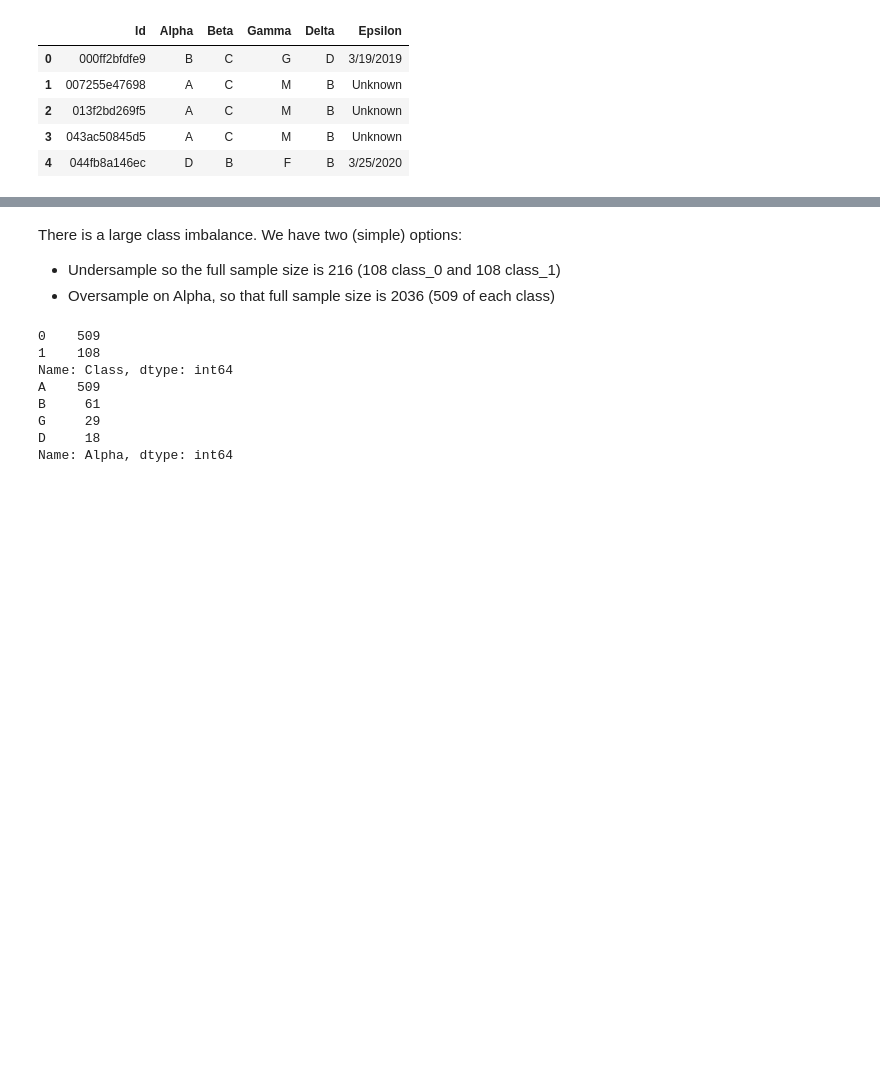
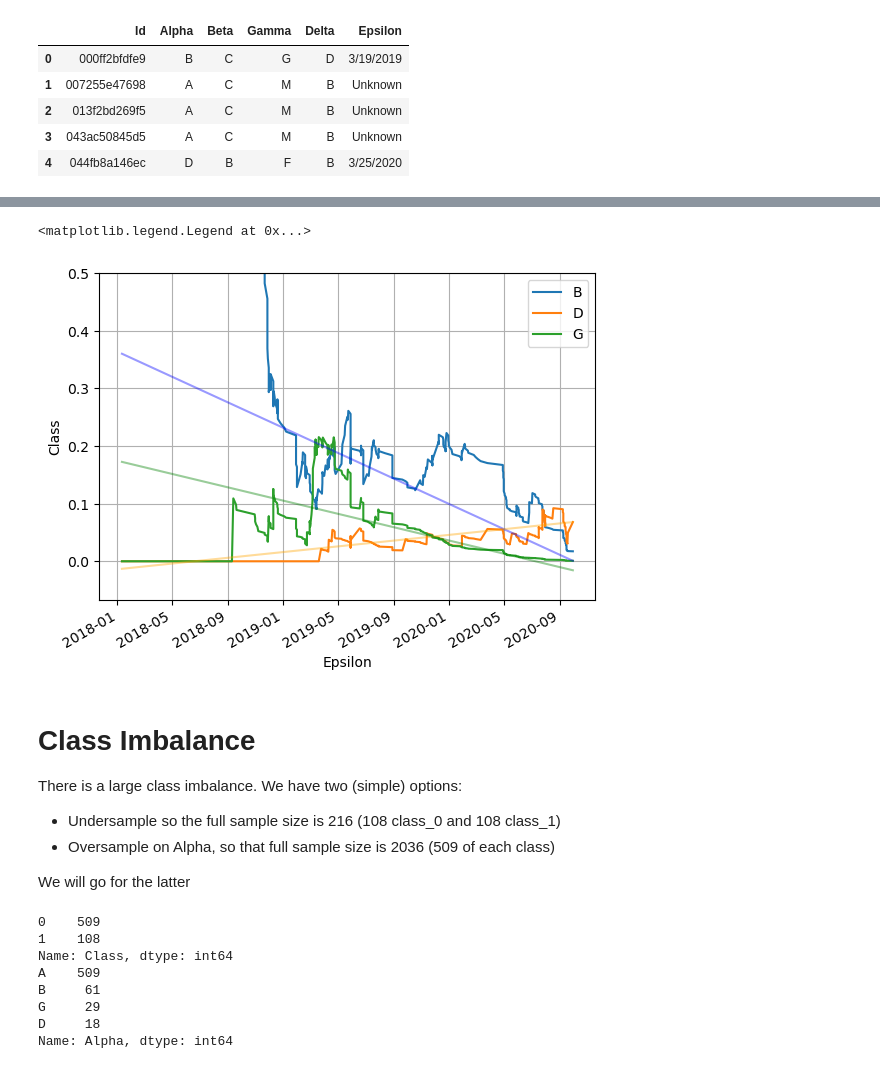
Before and after one commit to DylanZammit/kaggle-ICR---Identifying-Age-Related-Conditions, a Jupyter notebook: age-related-conditions.ipynb, the cells around one changed output, grey strips where cells are left out. Cells and saved outputs as stored; diff of their text form; code cells hidden in the pictures; blank space fills up the shorter version.

```diff
--- a/age-related-conditions.ipynb
+++ b/age-related-conditions.ipynb
@@ -70,7 +119,37 @@ df_train_meta = df_train.merge(df_greeks, how='inner', on='Id')
+# %%
+df_trend = df_train_meta[df_train_meta.Epsilon != 'Unknown'].sort_values('Epsilon')[['Epsilon', 'Alpha']].set_index('Epsilon')['2018-01-01':]
+df_trend = pd.concat([pd.get_dummies(df_trend.Alpha), df_trend.drop(['Alpha'], axis=1)], axis=1)
+
+ax = df_trend.drop('A', axis=1).ewm(50).mean().plot()
+
+# df_trend.reset_index().plot.scatter(x='Epsilon', y='B', ax=ax)
+# df_trend.reset_index().plot.scatter(x='Epsilon', y='D', ax=ax)
+# df_trend.reset_index().plot.scatter(x='Epsilon', y='G', ax=ax)
+
+
+Y_pred_B = reg_model(df_trend, 'B')
+Y_pred_D = reg_model(df_trend, 'D')
+Y_pred_G = reg_model(df_trend, 'G')
+
+ax.plot(df_trend.index, Y_pred_B, color='b', alpha=0.4)
+ax.plot(df_trend.index, Y_pred_D, color='orange', alpha=0.4)
+ax.plot(df_trend.index, Y_pred_G, color='g', alpha=0.4)
+
+ax.set_ylim(top=0.5)
+ax.set_ylabel('Class')
+ax.set_xlabel('Epsilon')
+ax.grid()
+ax.legend(['B', 'D', 'G'])
+# %% [output]
+<matplotlib.legend.Legend at 0x...>
+[figure, added]
 # %% [markdown]
+# Class Imbalance
 There is a large class imbalance. We have two (simple) options:
 * Undersample so the full sample size is 216 (108 class_0 and 108 class_1)
 * Oversample on Alpha, so that full sample size is 2036 (509 of each class)
+
+We will go for the latter
 # %%
 print(df_train.Class.value_counts())
 print(df_train_meta.Alpha.value_counts())
```
Also changed, not shown: parts of 20 cells of this notebook.
